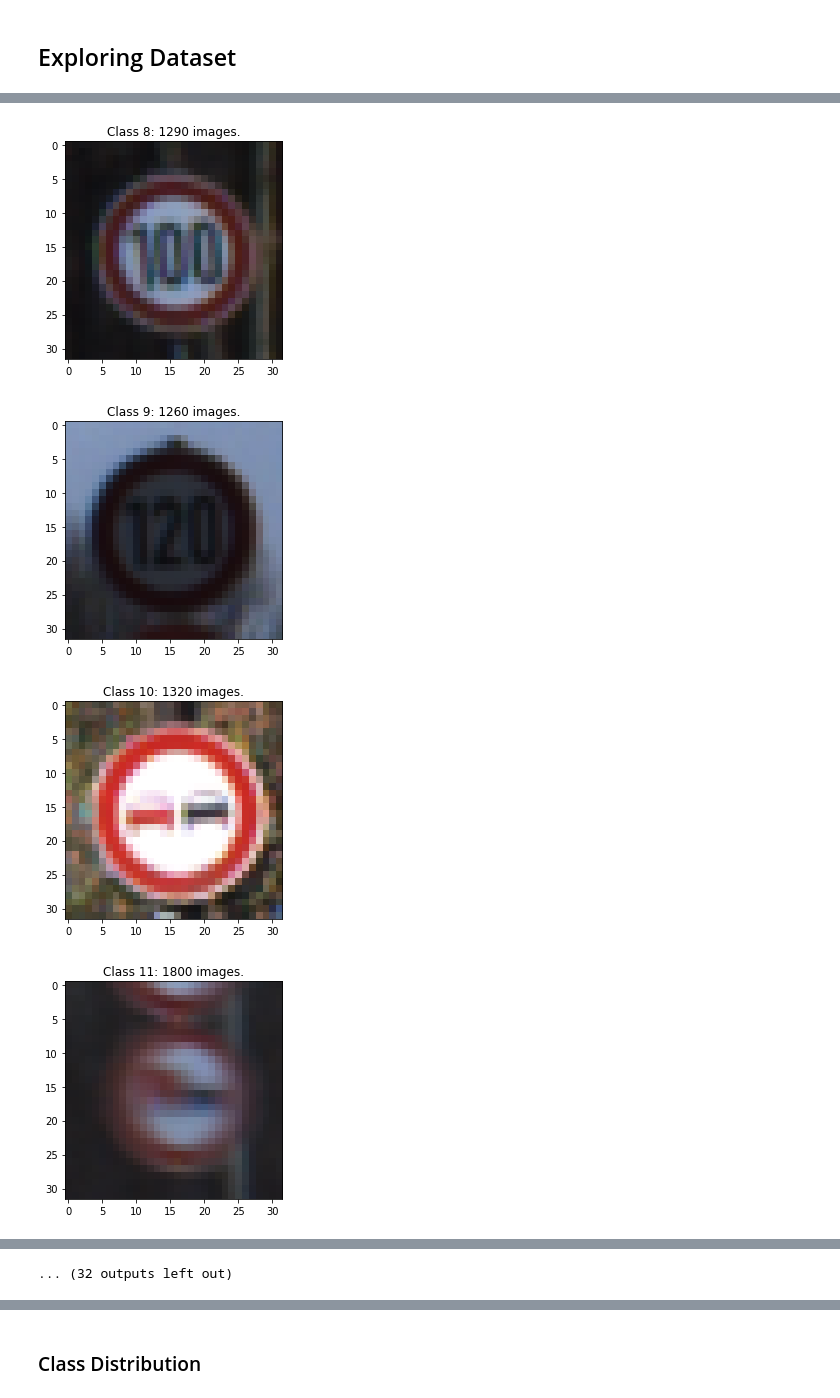
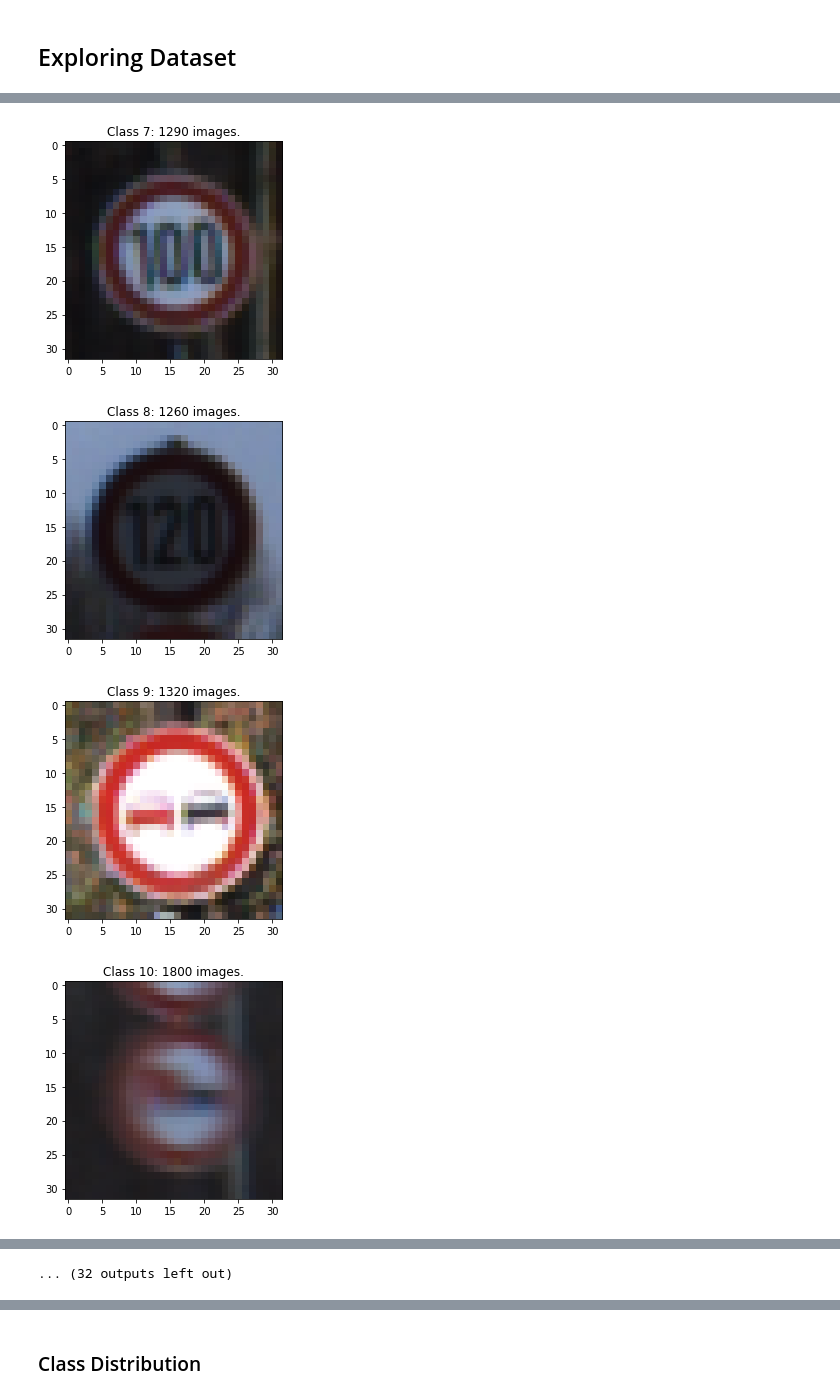
Before and after one commit to Empathineer/CarND-Traffic-Sign-Classifier-Project, a Jupyter notebook: Traffic_Signs_Recognition_V04.ipynb, the cells around one changed output, grey strips where cells are left out. Cells and saved outputs as stored; diff of their text form; code cells hidden in the pictures.

```diff
--- a/Traffic_Signs_Recognition_V04.ipynb
+++ b/Traffic_Signs_Recognition_V04.ipynb
@@ -240,28 +223,28 @@ showRandomImages()
 # %%
 import matplotlib.pyplot as plt
 
 # Show typical image for every class and the number of items in it.
 num_per_class = np.zeros((n_classes,), dtype=int)
 for i in range(n_classes):
     num_per_class[i] = np.sum(train['labels']==i)
     idxes = np.argwhere(train['labels']==i)
     plt.imshow(train['features'][idxes[20][0]])
-    plt.title('Class %i: %i images.' % (i+1, num_per_class[i]))
+    plt.title('Class %i: %i images.' % (i, num_per_class[i]))
     plt.show()
 
 print(type(idxes))
 print(idxes.shape)
 # %% [output]
 [figure]
 [figure]
 [figure]
 [figure]
 [figure]
 [figure]
 [figure]
 [figure]
 [figure]
-[figure, old version]
+[figure, new version]
 [figure]
 [figure]
 ... (32 outputs left out)
```
Also changed, not shown: parts of 81 cells of this notebook, 52 other files.
